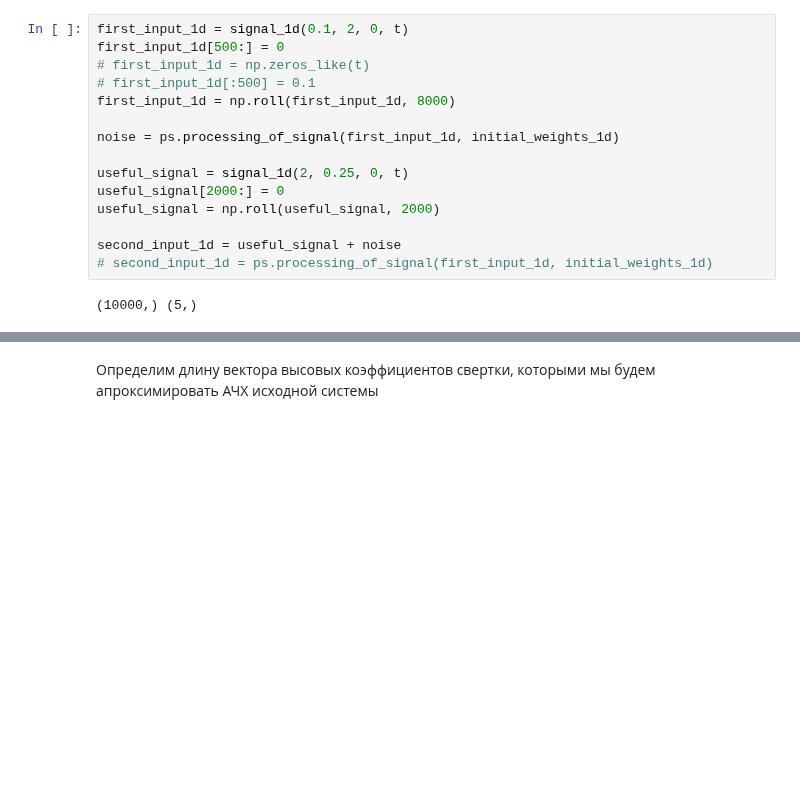
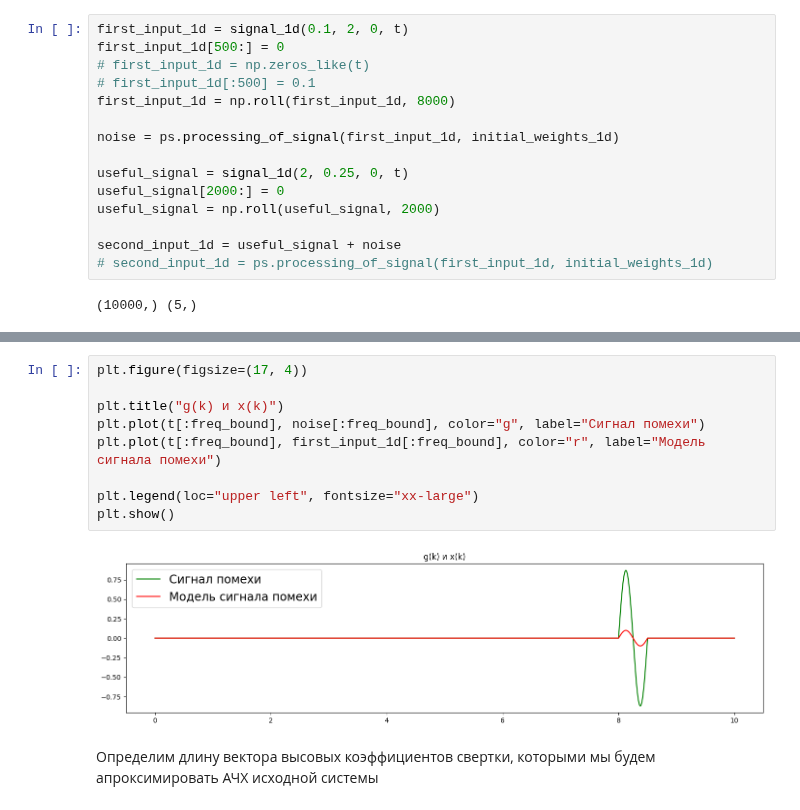
Before and after one commit to dd114/Adaptive-filter-1, a Jupyter notebook: Synthetic-signals3.ipynb, the cells around one changed output, grey strips where cells are left out. Saved outputs shown, nothing was run; the diff lists cells and outputs as text; blank space fills up the shorter version.

```diff
--- a/Synthetic-signals3.ipynb
+++ b/Synthetic-signals3.ipynb
@@ -61,3 +64,14 @@ plt.show()
+# %%
+plt.figure(figsize=(17, 4))
+
+plt.title("g(k) и x(k)")
+plt.plot(t[:freq_bound], noise[:freq_bound], color="g", label="Сигнал помехи")
+plt.plot(t[:freq_bound], first_input_1d[:freq_bound], color="r", label="Модель сигнала помехи")
+
+plt.legend(loc="upper left", fontsize="xx-large")
+plt.show()
+# %% [output]
+[figure, added]
 # %% [markdown]
 Определим длину вектора высовых коэффициентов свертки, которыми мы будем апроксимировать АЧХ исходной системы
 # %%
```
Also changed, not shown: parts of 7 cells of this notebook.
